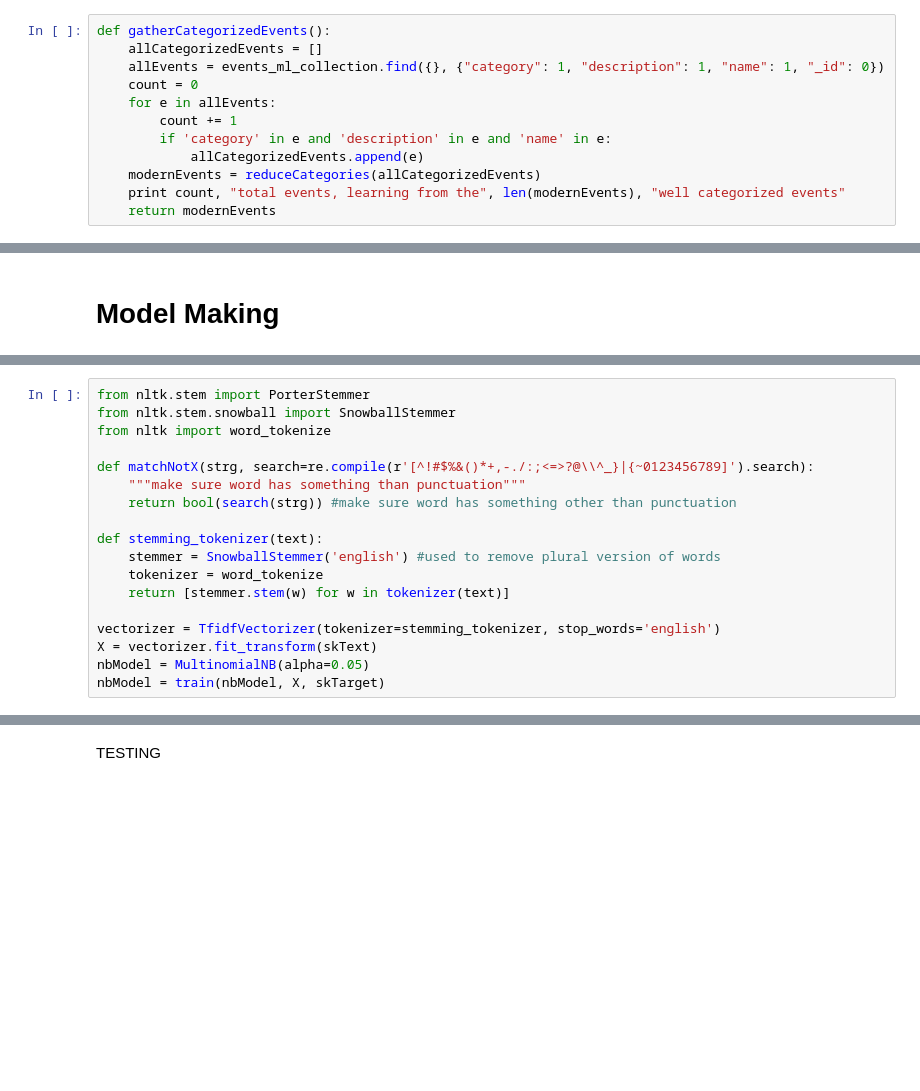
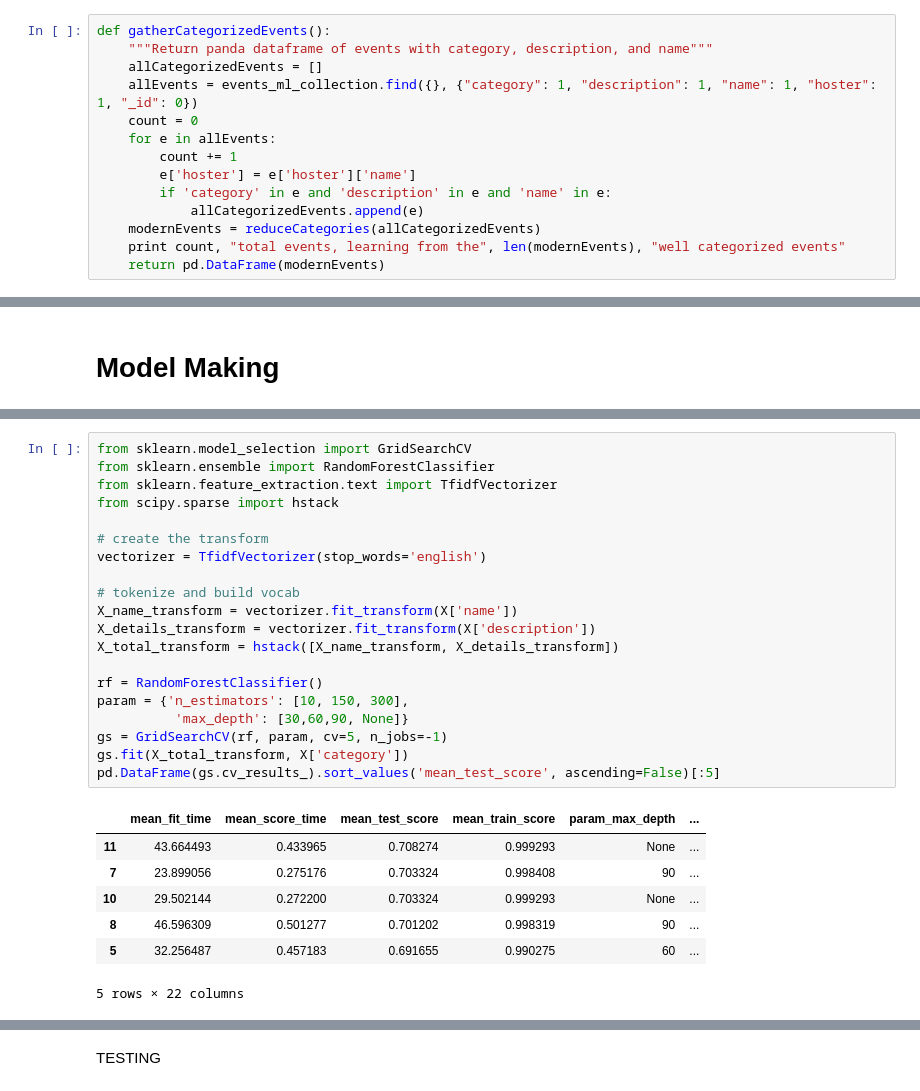
Before and after one commit to ucladevx/Bmaps-Backend, a Jupyter notebook: src/mappening/ml/mlcategorization.ipynb, the cells around one changed output, grey strips where cells are left out. Drawn from its saved outputs; the diff is of its cells as text; blank space fills up the shorter version.

Commit message:
Try lemming and incorporate better data analysis and representation

```diff
--- a/src/mappening/ml/mlcategorization.ipynb
+++ b/src/mappening/ml/mlcategorization.ipynb
@@ -85,16 +107,18 @@ class PreprocessText:
             return finder.nbest(bigram_measures.pmi, n)
 # %%
 def gatherCategorizedEvents():
+    """Return panda dataframe of events with category, description, and name"""
     allCategorizedEvents = []
-    allEvents = events_ml_collection.find({}, {"category": 1, "description": 1, "name": 1, "_id": 0})
+    allEvents = events_ml_collection.find({}, {"category": 1, "description": 1, "name": 1, "hoster": 1, "_id": 0})
     count = 0
     for e in allEvents:
         count += 1
+        e['hoster'] = e['hoster']['name']
         if 'category' in e and 'description' in e and 'name' in e:
             allCategorizedEvents.append(e)
     modernEvents = reduceCategories(allCategorizedEvents)
     print count, "total events, learning from the", len(modernEvents), "well categorized events"
-    return modernEvents
+    return pd.DataFrame(modernEvents)
 # %% [markdown]
 ## Event Categorization
 # %%
@@ -241,18 +250,0 @@ Average Accuracy over 25 trials: 0.7225130890052357
-# %%
-from nltk.stem import PorterStemmer
-from nltk.stem.snowball import SnowballStemmer
-from nltk import word_tokenize
-
-def matchNotX(strg, search=re.compile(r'[^!#$%&()*+,-./:;<=>?@\\^_}|{~0123456789]').search):
-    """make sure word has something than punctuation"""
-    return bool(search(strg)) #make sure word has something other than punctuation
-
-def stemming_tokenizer(text):
-    stemmer = SnowballStemmer('english') #used to remove plural version of words
-    tokenizer = word_tokenize
-    return [stemmer.stem(w) for w in tokenizer(text)]
-
-vectorizer = TfidfVectorizer(tokenizer=stemming_tokenizer, stop_words='english')
-X = vectorizer.fit_transform(skText)
-nbModel = MultinomialNB(alpha=0.05)
-nbModel = train(nbModel, X, skTarget)
@@ -266,0 +362,28 @@ IndexError: invalid index to scalar variable.
+# %%
+from sklearn.model_selection import GridSearchCV
+from sklearn.ensemble import RandomForestClassifier
+from sklearn.feature_extraction.text import TfidfVectorizer
+from scipy.sparse import hstack
+
+# create the transform
+vectorizer = TfidfVectorizer(stop_words='english')
+
+# tokenize and build vocab
+X_name_transform = vectorizer.fit_transform(X['name'])
+X_details_transform = vectorizer.fit_transform(X['description'])
+X_total_transform = hstack([X_name_transform, X_details_transform])
+
+rf = RandomForestClassifier()
+param = {'n_estimators': [10, 150, 300],
+          'max_depth': [30,60,90, None]}
+gs = GridSearchCV(rf, param, cv=5, n_jobs=-1)
+gs.fit(X_total_transform, X['category'])
+pd.DataFrame(gs.cv_results_).sort_values('mean_test_score', ascending=False)[:5]
+# %% [output]
+|  | mean_fit_time | mean_score_time | mean_test_score | mean_train_score | param_max_depth | ... |
+| 11 | 43.664493 | 0.433965 | 0.708274 | 0.999293 | None | ... |
+| 7 | 23.899056 | 0.275176 | 0.703324 | 0.998408 | 90 | ... |
+| 10 | 29.502144 | 0.272200 | 0.703324 | 0.999293 | None | ... |
+| 8 | 46.596309 | 0.501277 | 0.701202 | 0.998319 | 90 | ... |
+| 5 | 32.256487 | 0.457183 | 0.691655 | 0.990275 | 60 | ... |
+5 rows × 22 columns
```
Also changed, not shown: parts of 24 cells of this notebook.
